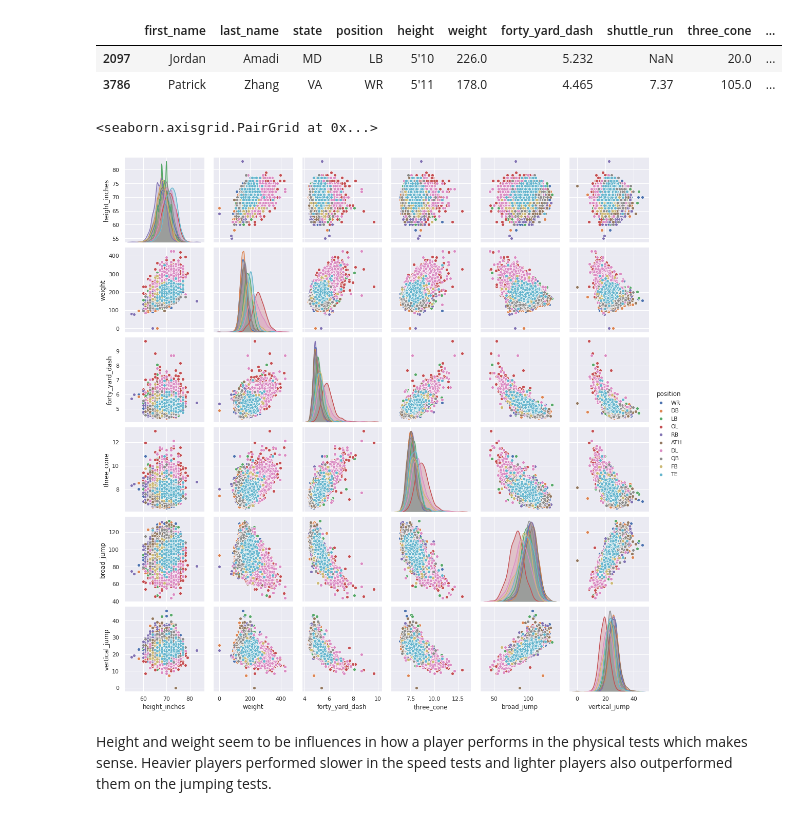
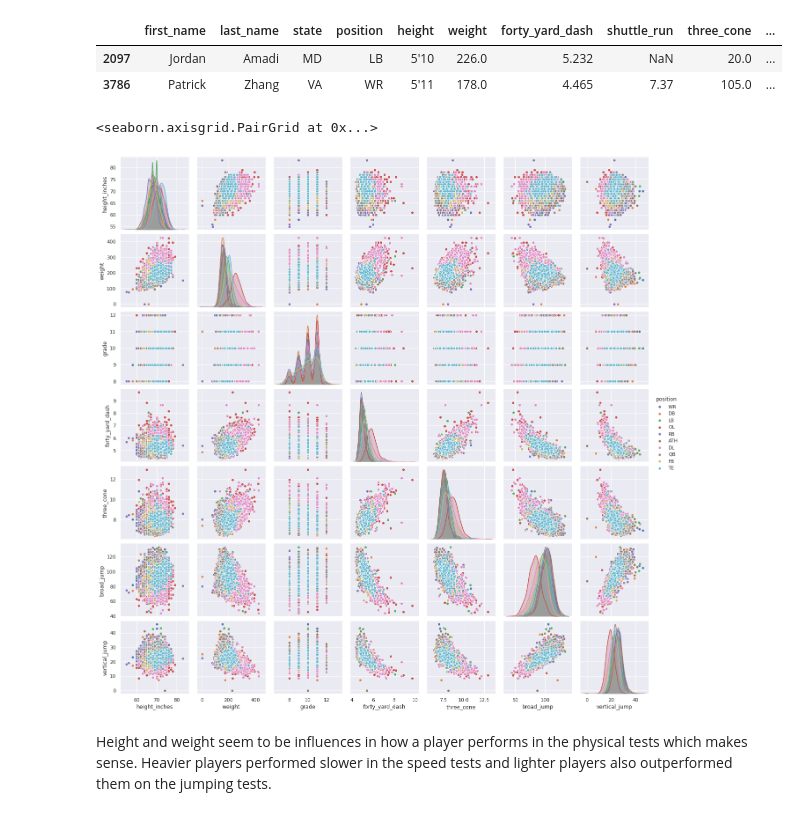
Before and after one commit to piercepatrick/Football-Position-Classification, a Jupyter notebook: EDA.ipynb, the cells around one changed output. Cells and saved outputs as stored; diff of their text form; code cells hidden in the pictures.

Commit message:
reran using numeric grade column

```diff
--- a/EDA.ipynb
+++ b/EDA.ipynb
@@ -125,11 +125,11 @@ df = df[df['three_cone'] < max_threshold]
 # %%
 # Using seaborn pairplot to see the bivariate relation between each pair of features
 # Setting the style of every graph in the notebook
 sns.set()
-sns.pairplot(df[['height_inches', 'weight', 'forty_yard_dash', 'three_cone', 'broad_jump', 'vertical_jump', 'shuttle_run', 'position']], hue='position')
+sns.pairplot(df[['height_inches', 'weight', 'grade','forty_yard_dash', 'three_cone', 'broad_jump', 'vertical_jump', 'shuttle_run', 'position']], hue='position')
 # %% [output]
 <seaborn.axisgrid.PairGrid at 0x...>
-[figure, old version]
+[figure, new version]
 # %% [markdown]
 Height and weight seem to be influences in how a player performs in the physical tests which makes sense. Heavier players performed slower in the speed tests and lighter players also outperformed them on the jumping tests.
 # %%
```
Also changed, not shown: parts of 9 cells of this notebook.
